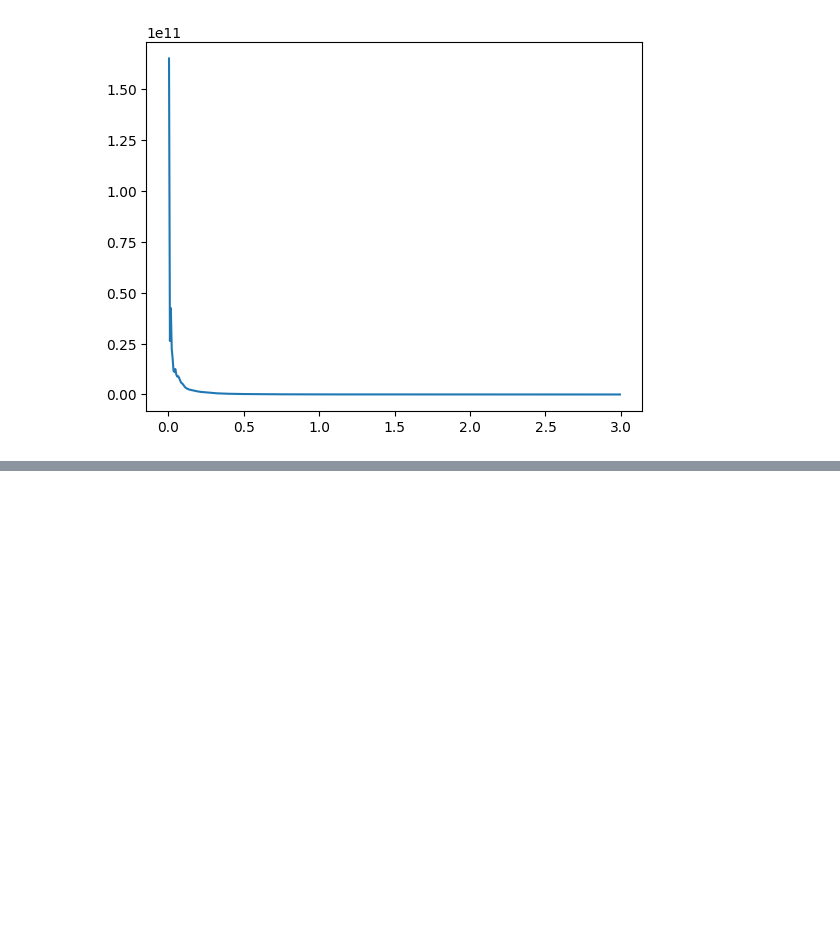
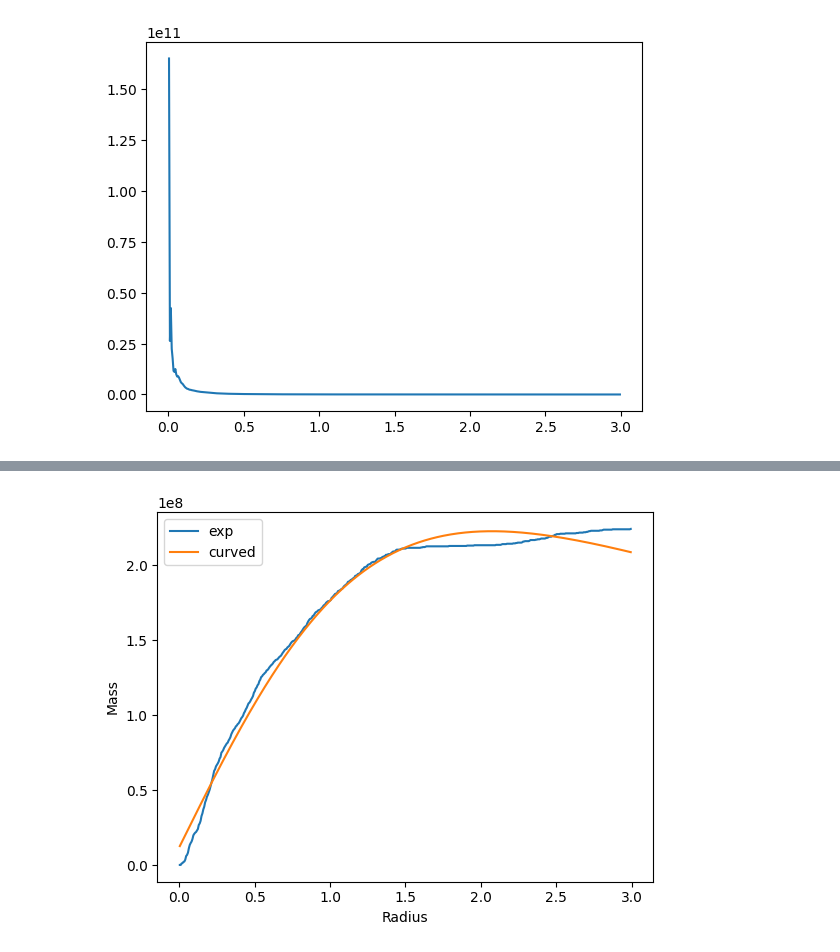
Before and after one commit to merkulovaveraastro9-source/AstronomyProject, a Jupyter notebook: Untitled3.ipynb, the cells around one changed output, grey strips where cells are left out. Saved outputs shown, nothing was run; the diff lists cells and outputs as text; code cells hidden in the pictures; blank space fills up the shorter version.

Commit message:
Curve func

```diff
--- a/Untitled3.ipynb
+++ b/Untitled3.ipynb
@@ -560,7 +562,18 @@ Plotnost_Dark_Mass(Masses,Rad)
 # %%
+import numpy as np
+import scipy
 from scipy.optimize import curve_fit
-def function():
-    return np.log(x)/np.log(1.5)
+def Hyp(x,b,c,a,d):
+    return (b+d*x)/(a *x**2+c)
 def curve(Mass, Radius):
+    params,conv= curve_fit(Hyp,Radius,Mass, p0 = [10**8,3,5,10**(10)])
+    b_fit,c_fit,a_fit,d_fit = params
 
-    p= curve_fit(f = np.log(x)/np.log(1.5),xdata = Radius, ydata = Mass
+    print(b_fit,c_fit,a_fit,d_fit)
+    return b_fit,c_fit,a_fit,d_fit
+# %%
+cutout,subhalo,scale_factor = GetCutout(baseUrl,0,0)
+
+Dark_Mass(cutout,subhalo,scale_factor)
+Mass,Radius = Dark_Mass(cutout,subhalo,scale_factor)
+b_fit,c_fit,a_fit,d_fit= curve(Mass,Radius)
@@ -566,0 +584,13 @@ def curve(Mass, Radius):
+# %%
+import matplotlib.pyplot as mpl
+def curve__func(Radius,b_fit,c_fit,a_fit,d_fit,Mass):
+    fig,ax = mpl.subplots()
+    ax.plot(Radius,Mass,label = 'exp')
+    ax.plot(Radius, (b_fit + d_fit * Radius)/(a_fit * Radius**2 + c_fit),label = 'curved')
+    ax.set_xlabel('Radius')
+    ax.set_ylabel('Mass')
+    ax.legend()
+# %%
+curve__func(Radius,b_fit,c_fit,a_fit,d_fit,Mass)
+# %% [output]
+[figure, added]
```
Also changed, not shown: parts of 3 cells of this notebook, 2 other files.
